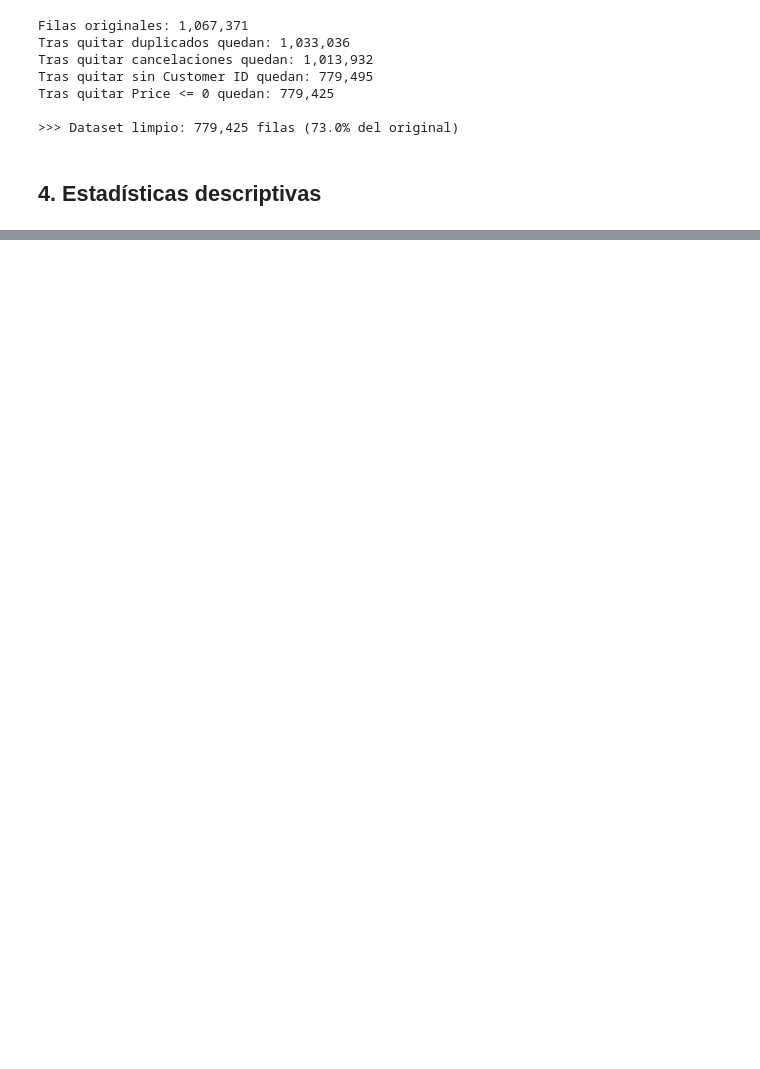
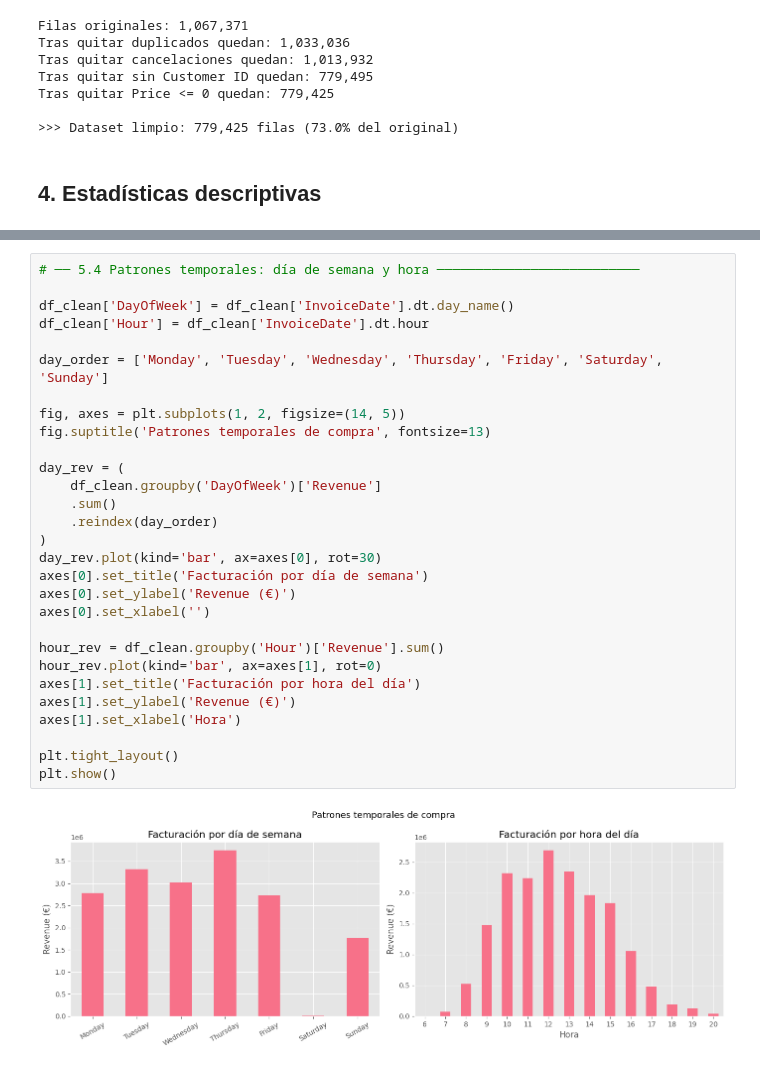
Before and after one commit to danialco9/Analisis_de_datos_IA, a Jupyter notebook: Proyecto_Machine Learning/online_retail_II_EDA-basic.ipynb, the cells around one changed output, grey strips where cells are left out. Saved outputs shown, nothing was run; the diff lists cells and outputs as text; blank space fills up the shorter version.

```diff
--- a/Proyecto_Machine Learning/online_retail_II_EDA-basic.ipynb
+++ b/Proyecto_Machine Learning/online_retail_II_EDA-basic.ipynb
@@ -298,0 +327,31 @@ Estrategia:
+# %%
+# ── 5.4 Patrones temporales: día de semana y hora ──────────────────────────
+
+df_clean['DayOfWeek'] = df_clean['InvoiceDate'].dt.day_name()
+df_clean['Hour'] = df_clean['InvoiceDate'].dt.hour
+
+day_order = ['Monday', 'Tuesday', 'Wednesday', 'Thursday', 'Friday', 'Saturday', 'Sunday']
+
+fig, axes = plt.subplots(1, 2, figsize=(14, 5))
+fig.suptitle('Patrones temporales de compra', fontsize=13)
+
+day_rev = (
+    df_clean.groupby('DayOfWeek')['Revenue']
+    .sum()
+    .reindex(day_order)
+)
+day_rev.plot(kind='bar', ax=axes[0], rot=30)
+axes[0].set_title('Facturación por día de semana')
+axes[0].set_ylabel('Revenue (€)')
+axes[0].set_xlabel('')
+
+hour_rev = df_clean.groupby('Hour')['Revenue'].sum()
+hour_rev.plot(kind='bar', ax=axes[1], rot=0)
+axes[1].set_title('Facturación por hora del día')
+axes[1].set_ylabel('Revenue (€)')
+axes[1].set_xlabel('Hora')
+
+plt.tight_layout()
+plt.show()
+# %% [output]
+[figure, added]
```
Also changed, not shown: parts of 38 cells of this notebook, 1 other file.
